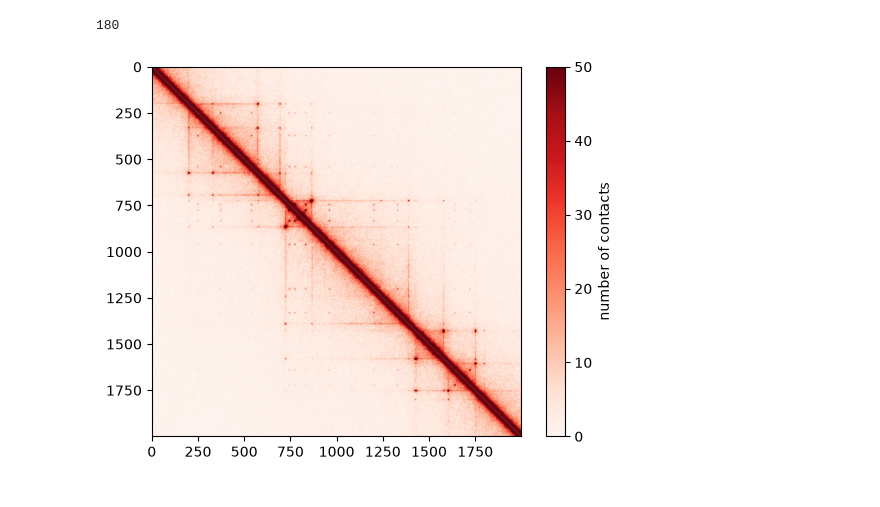
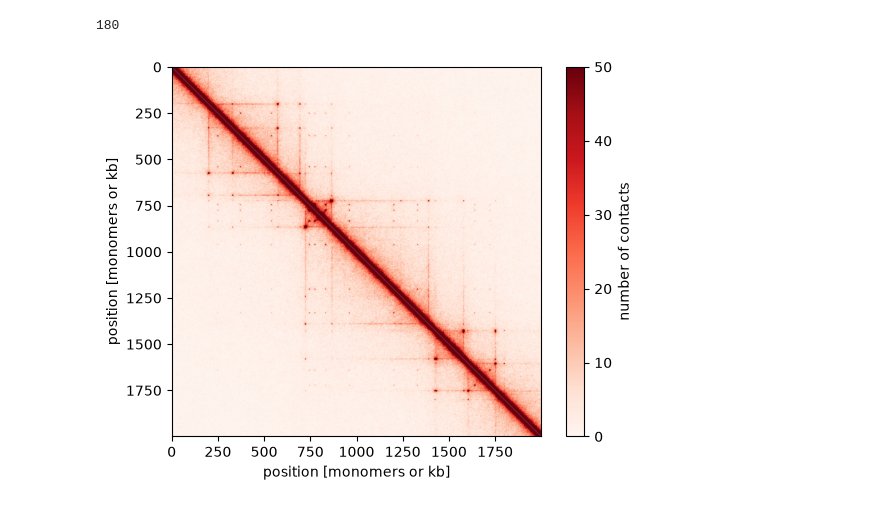
Before and after one commit to jjusuf2/polysim_bootcamp, a Jupyter notebook: tutorial/microc.ipynb, the cells around one changed output. Saved outputs shown, nothing was run; the diff lists cells and outputs as text; code cells hidden in the pictures.

```diff
--- a/tutorial/microc.ipynb
+++ b/tutorial/microc.ipynb
@@ -40,7 +36,11 @@ contact_mat = monomerResolutionContactMapSubchains(filenames=files_to_use,
                                                    cutoff=cutoff,
                                                    n=nproc)
 # %%
-plt.imshow(contact_mat, cmap='Reds', vmin=0, vmax=50);
-plt.colorbar(label='number of contacts');
+plt.imshow(contact_mat, cmap='Reds', vmin=0, vmax=50)
+plt.colorbar(label='number of contacts')
+plt.xlabel('position [monomers or kb]')
+plt.ylabel('position [monomers or kb]')
+plt.title('Simulated contact map')
+plt.show();
 # %% [output]
-[figure, old version]
+[figure, new version]
```
Also changed, not shown: parts of 1 cell of this notebook, 1 other file.
